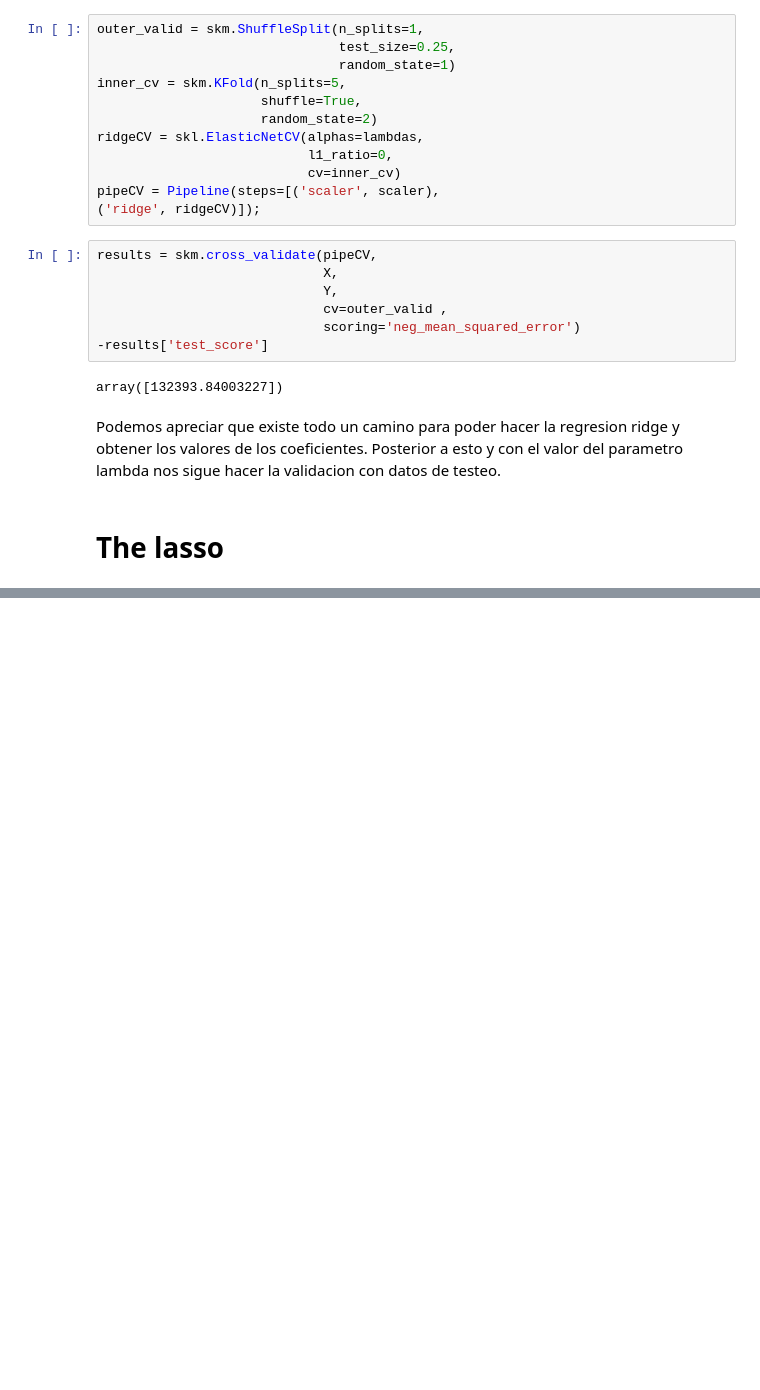
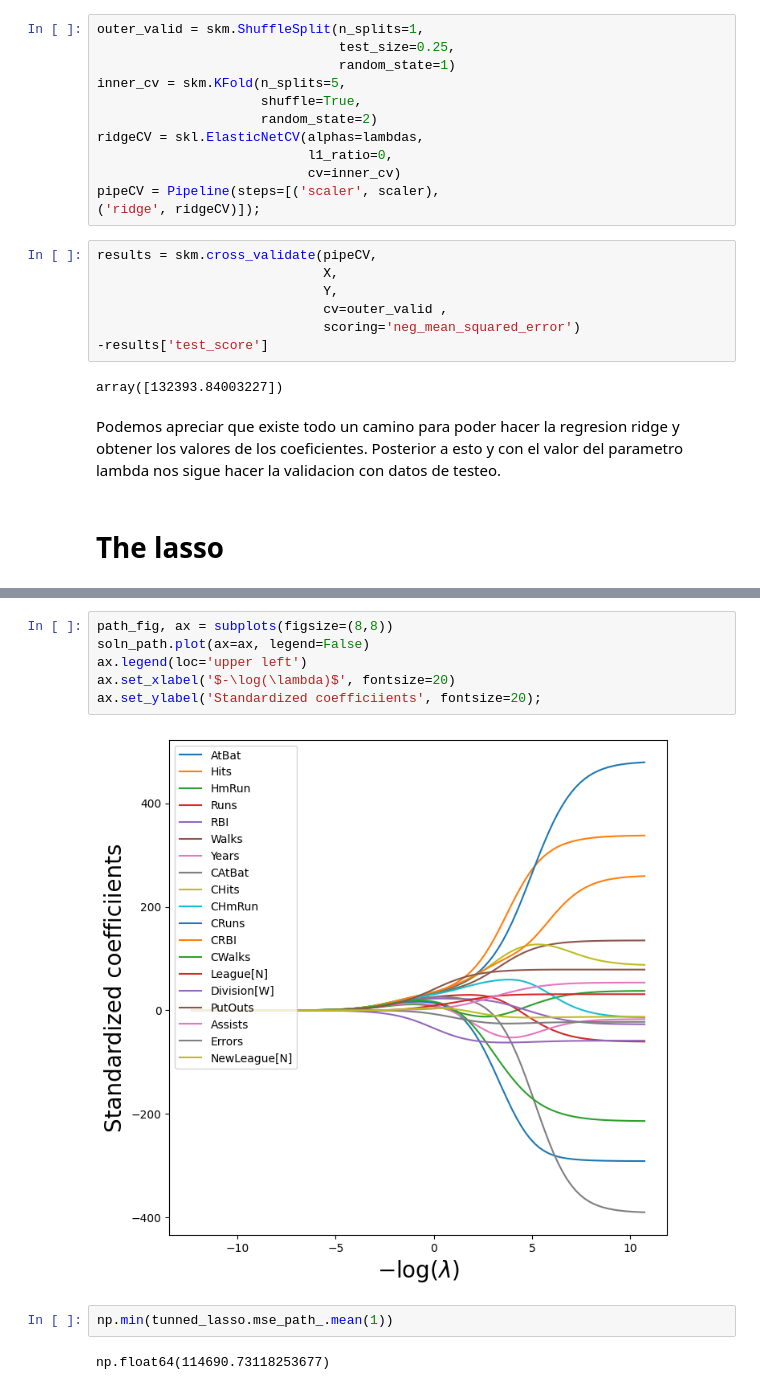
Before and after one commit to chuancao26/islp, a Jupyter notebook: LaboratorioRegularizacion.ipynb, the cells around one changed output, grey strips where cells are left out. Saved outputs shown, nothing was run; the diff lists cells and outputs as text; blank space fills up the shorter version.

```diff
--- a/LaboratorioRegularizacion.ipynb
+++ b/LaboratorioRegularizacion.ipynb
@@ -528,0 +555,12 @@ Podemos apreciar que existe todo un camino para poder hacer la regresion ridge y
+# %%
+path_fig, ax = subplots(figsize=(8,8))
+soln_path.plot(ax=ax, legend=False)
+ax.legend(loc='upper left')
+ax.set_xlabel('$-\log(\lambda)$', fontsize=20)
+ax.set_ylabel('Standardized coefficiients', fontsize=20);
+# %% [output]
+[figure, added]
+# %%
+np.min(tunned_lasso.mse_path_.mean(1))
+# %% [output]
+np.float64(114690.73118253677)
```
Also changed, not shown: parts of 19 cells of this notebook.
